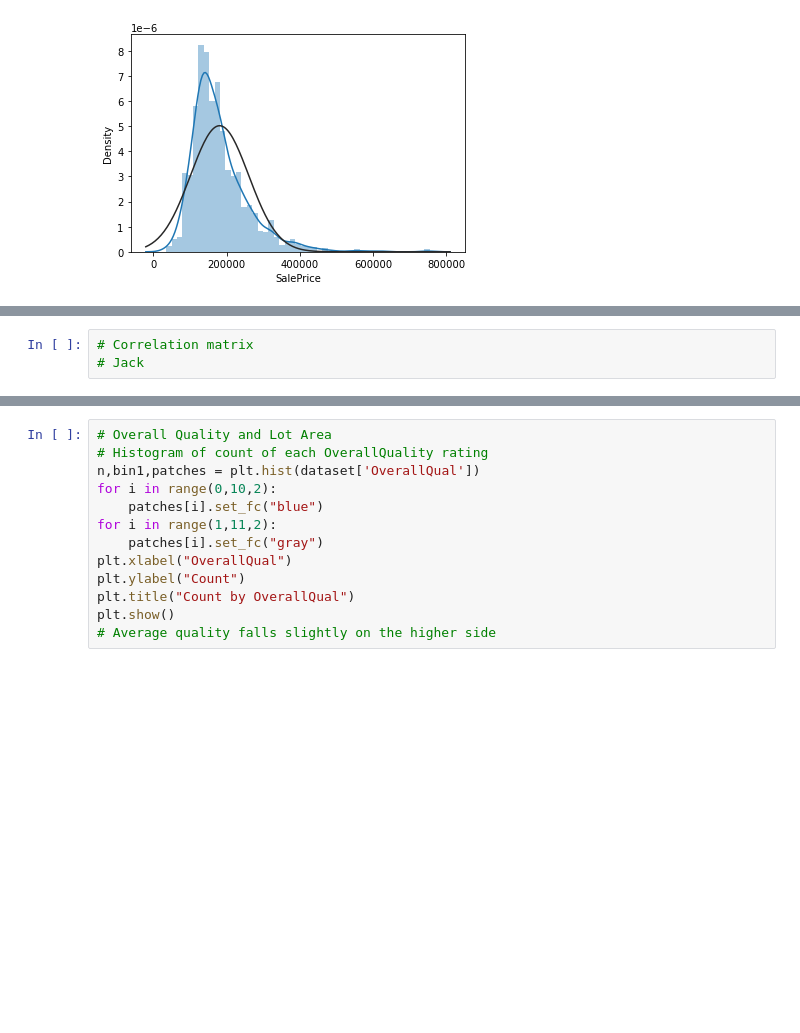
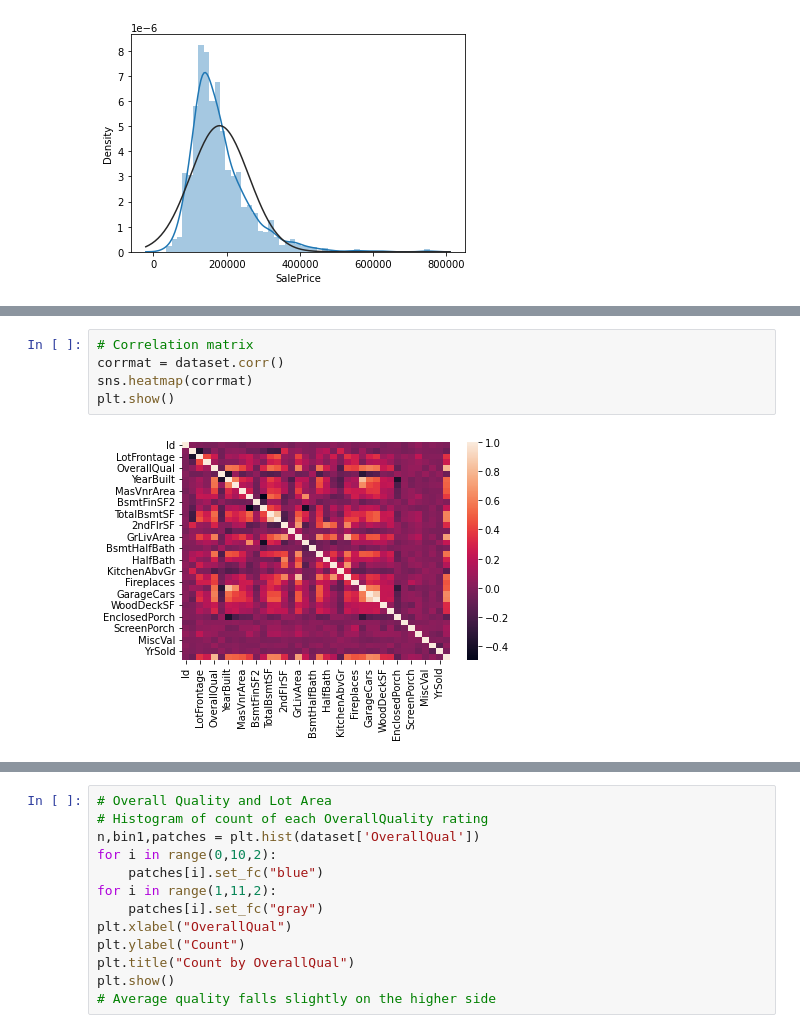
Before and after one commit to jflaher4/FA21_Exponent_Project, a Jupyter notebook: Data_Exploration/EDA_Final_Draft.ipynb, the cells around one changed output, grey strips where cells are left out. Cells and saved outputs as stored; diff of their text form; blank space fills up the shorter version.

```diff
--- a/Data_Exploration/EDA_Final_Draft.ipynb
+++ b/Data_Exploration/EDA_Final_Draft.ipynb
@@ -67,3 +68,7 @@ for i,x in enumerate(variables):
 # %%
 # Correlation matrix
-# Jack
+corrmat = dataset.corr()
+sns.heatmap(corrmat)
+plt.show()
+# %% [output]
+[figure, added]
```
Also changed, not shown: parts of 9 cells of this notebook.
